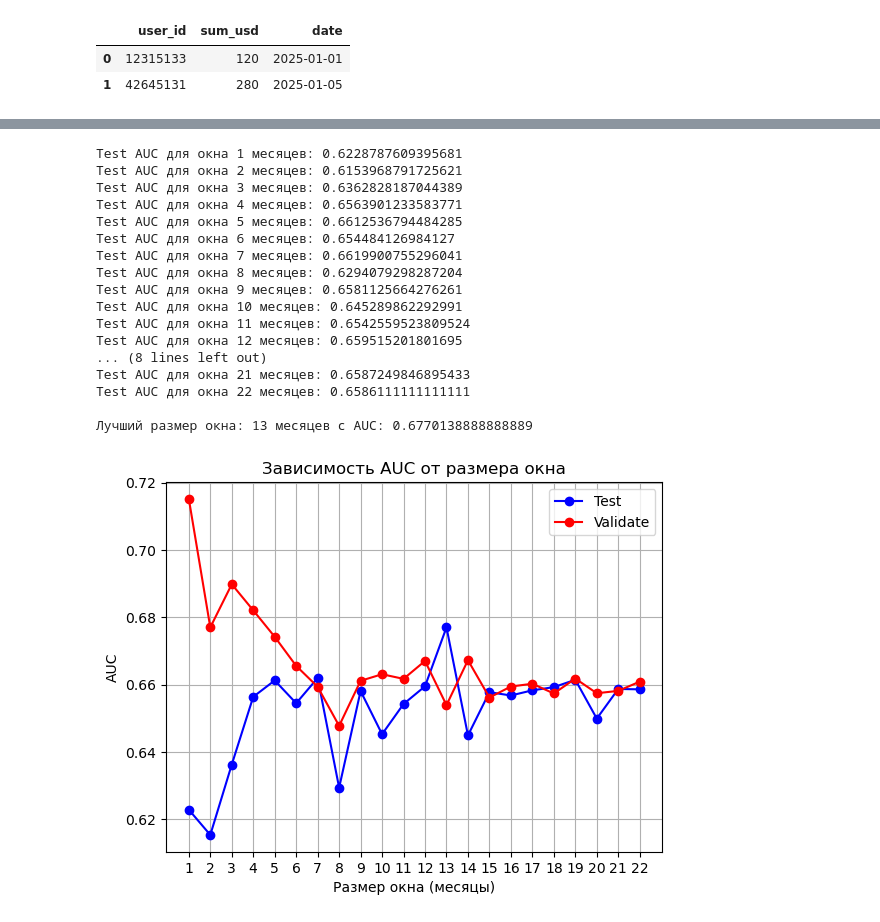
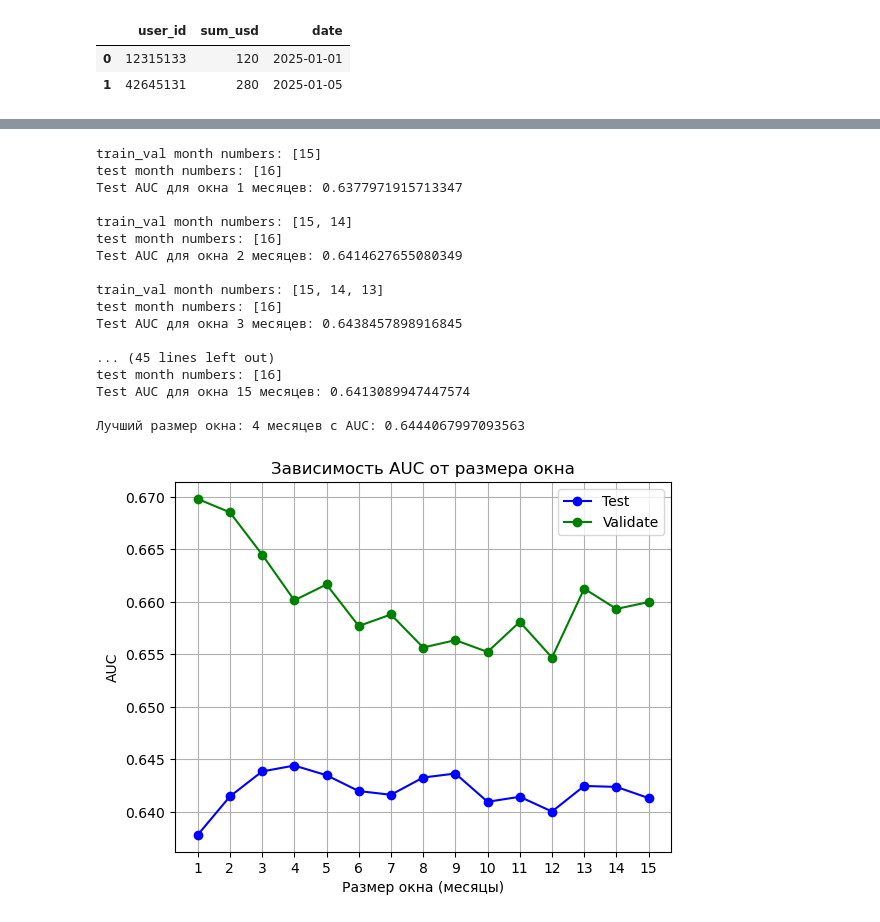
Before and after one commit to PavelShunkevich/articles, a Jupyter notebook: model_quality_monitoring/code_for_article.ipynb, the cells around one changed output, grey strips where cells are left out. Drawn from its saved outputs; the diff is of its cells as text; code cells hidden in the pictures.

Commit message:
work with model_quality_monitoring article

```diff
--- a/model_quality_monitoring/code_for_article.ipynb
+++ b/model_quality_monitoring/code_for_article.ipynb
@@ -15,10 +13,12 @@ np.random.rand()
 # %%
 import pandas as pd
 import numpy as np
+import matplotlib.pyplot as plt
 from sklearn.model_selection import train_test_split
 from catboost import CatBoostClassifier, Pool
 from sklearn.metrics import roc_auc_score
-import matplotlib.pyplot as plt
+from dateutil.relativedelta import relativedelta
+
 
 def generate_synthetic_data(start_date: str, end_date: str, n_users: int) -> pd.DataFrame:
     """Генерация синтетических данных с постепенным добавлением пользователей."""
@@ -68,14 +68,17 @@ def generate_synthetic_data(start_date: str, end_date: str, n_users: int) -> pd.
     return pd.DataFrame(data)
 
 start_date = '2023-01-01'
-end_date = '2024-12-31'
-n_users = 100
+end_date = '2024-04-30'
+n_users = 200
 df = generate_synthetic_data(start_date, end_date, n_users)
+start_date = pd.to_datetime(start_date)
+df['month_number'] = df['date'].apply(lambda date: relativedelta(date, start_date).months + 12 * relativedelta(date, start_date).years + 1)
 
 print('Shape:', df.shape)
 val_counts = df['target'].value_counts()
 zero_class_weight = round(100 - val_counts[1]*100/(val_counts[0]+val_counts[1]),2)
 first_class_weight = round(val_counts[1]*100/(val_counts[0]+val_counts[1]),2)
 print(f'\nClass weights\n1: {first_class_weight}\n0: {zero_class_weight}')
+print(f'Month numbers: {sorted(df['month_number'].unique(), reverse=True)}')
 df.head(5)
 # %% [output]
@@ -190,5 +181,5 @@ Test AUC: 0.654
 # %%
-def find_optimal_data_window(df, date_column, target_column, window_sizes=None, cat_features=None):
+def find_optimal_data_window(df, date_column, window_sizes=None, cat_features=None):
     """
     Находит оптимальный временной период для обучения модели.
     """
@@ -197,9 +188,12 @@ def find_optimal_data_window(df, date_column, target_column, window_sizes=None,
 
     results_val = {}
     results_test = {}
-    for window in window_sizes:
-        cutoff_date = df[date_column].max() - pd.DateOffset(months=window)
-        truncated_df = df[df[date_column] >= cutoff_date].copy()
+    list_windows = sorted(df['month_number'].unique())[::-1]
+    for i in range(2, len(list_windows) + 1):
+        window = list_windows[:i]
+        truncated_df = df[df['month_number'].isin(window)]
+        # print(truncated_df['month_number'].unique(), len(truncated_df))
+        window = len(window)-1
 
         if len(truncated_df) == 0:
             print(f"Предупреждение: Нет данных для окна {window} месяцев. Пропускаем.")
@@ -208,7 +202,7 @@ def find_optimal_data_window(df, date_column, target_column, window_sizes=None,
             continue
 
         try:
-            auc_val, auc_test, trained_model = train_and_evaluate(truncated_df, target_column, cat_features=cat_features)
+            auc_val, auc_test, trained_model = train_and_evaluate(truncated_df, cat_features=cat_features, show_eval_res=False)
             results_val[f'{window}'] = auc_val
             results_test[f'{window}'] = auc_test
             print(f"Test AUC для окна {window} месяцев: {auc_test}")
@@ -222,48 +216,46 @@ def find_optimal_data_window(df, date_column, target_column, window_sizes=None,
 
     print(f"\nЛучший размер окна: {best_window} месяцев с AUC: {best_auc}")
 
-    return best_window, best_auc, results_test, results_val
+    return int(best_window), best_auc, results_test, results_val
 
 # Определяем категориальные признаки
 categorical_features = ['feature_2','user_lifetime_category']
-
 # Запускаем поиск оптимального окна
-best_window, best_auc,  results_test, results_val = find_optimal_data_window(df, 'date','target', cat_features=categorical_features)
+best_window, best_auc,  results_test, results_val = find_optimal_data_window(df, 'date', cat_features=categorical_features)
 # %% [output]
-Test AUC для окна 1 месяцев: 0.6228787609395681
-Test AUC для окна 2 месяцев: 0.6153968791725621
-Test AUC для окна 3 месяцев: 0.6362828187044389
-Test AUC для окна 4 месяцев: 0.6563901233583771
-Test AUC для окна 5 месяцев: 0.6612536794484285
-Test AUC для окна 6 месяцев: 0.654484126984127
-Test AUC для окна 7 месяцев: 0.6619900755296041
-Test AUC для окна 8 месяцев: 0.6294079298287204
-Test AUC для окна 9 месяцев: 0.6581125664276261
-Test AUC для окна 10 месяцев: 0.645289862292991
-Test AUC для окна 11 месяцев: 0.6542559523809524
-Test AUC для окна 12 месяцев: 0.659515201801695
-... (8 lines left out)
-Test AUC для окна 21 месяцев: 0.6587249846895433
-Test AUC для окна 22 месяцев: 0.6586111111111111
+train_val month numbers: [15]
+test month numbers: [16]
+Test AUC для окна 1 месяцев: 0.6377971915713347
 
-Лучший размер окна: 13 месяцев с AUC: 0.6770138888888889
+train_val month numbers: [15, 14]
+test month numbers: [16]
+Test AUC для окна 2 месяцев: 0.6414627655080349
+
+train_val month numbers: [15, 14, 13]
+test month numbers: [16]
+Test AUC для окна 3 месяцев: 0.6438457898916845
+
+... (45 lines left out)
+test month numbers: [16]
+Test AUC для окна 15 месяцев: 0.6413089947447574
+
+Лучший размер окна: 4 месяцев с AUC: 0.6444067997093563
 # %%
 # Визуализация
 def create_plot_auc(results: dict, color:str, label:str):
     """Создает линейный график зависимости AUC от размера окна"""
     window_sizes = list(results.keys())
     auc_scores = list(results.values())
     plt.plot(window_sizes, auc_scores, marker='o', color=color, label=label)
 
 create_plot_auc(results_test, 'blue','Test')
-create_plot_auc(results_val, 'red', 'Validate')
+create_plot_auc(results_val, 'green', 'Validate')
 plt.xlabel("Размер окна (месяцы)")
 plt.ylabel("AUC")
 plt.title("Зависимость AUC от размера окна")
-plt.xticks(window_sizes)
 plt.grid(True)
 plt.legend()
 plt.show()
 # %% [output]
-[figure, old version]
+[figure, new version]
 # %%
```
Also changed, not shown: parts of 18 cells of this notebook, 6 other files.
